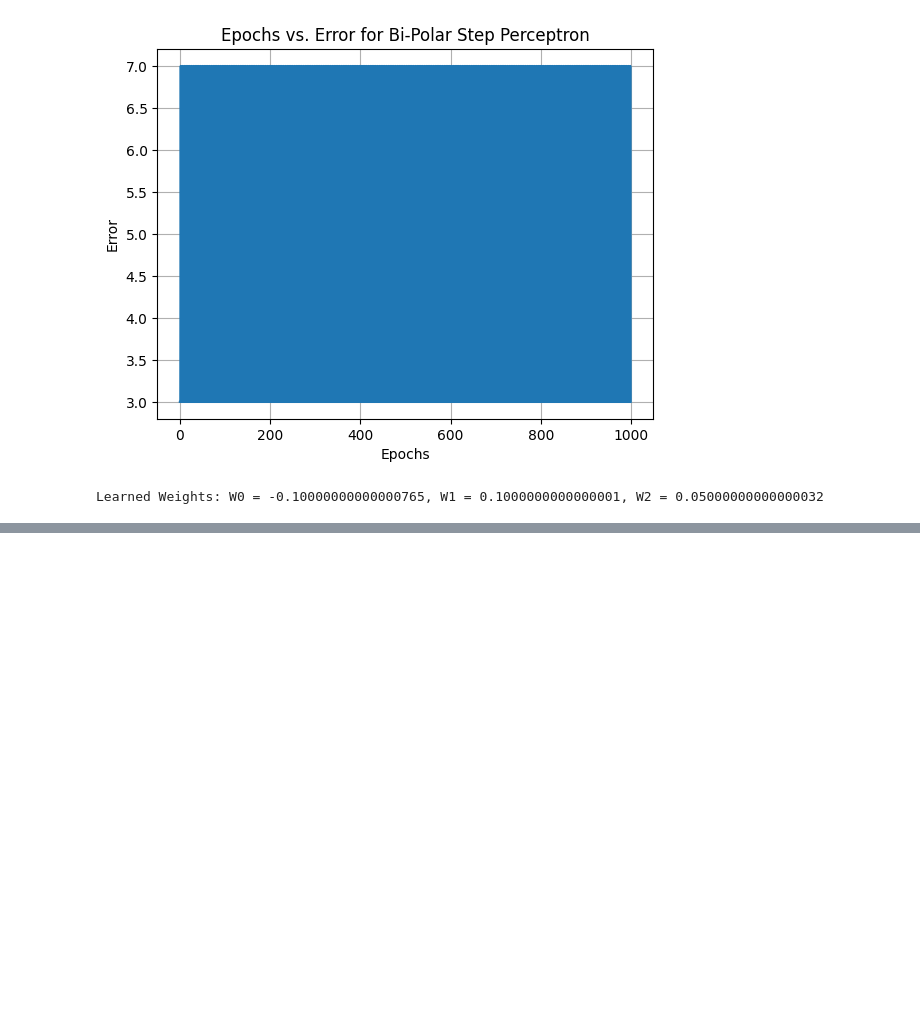
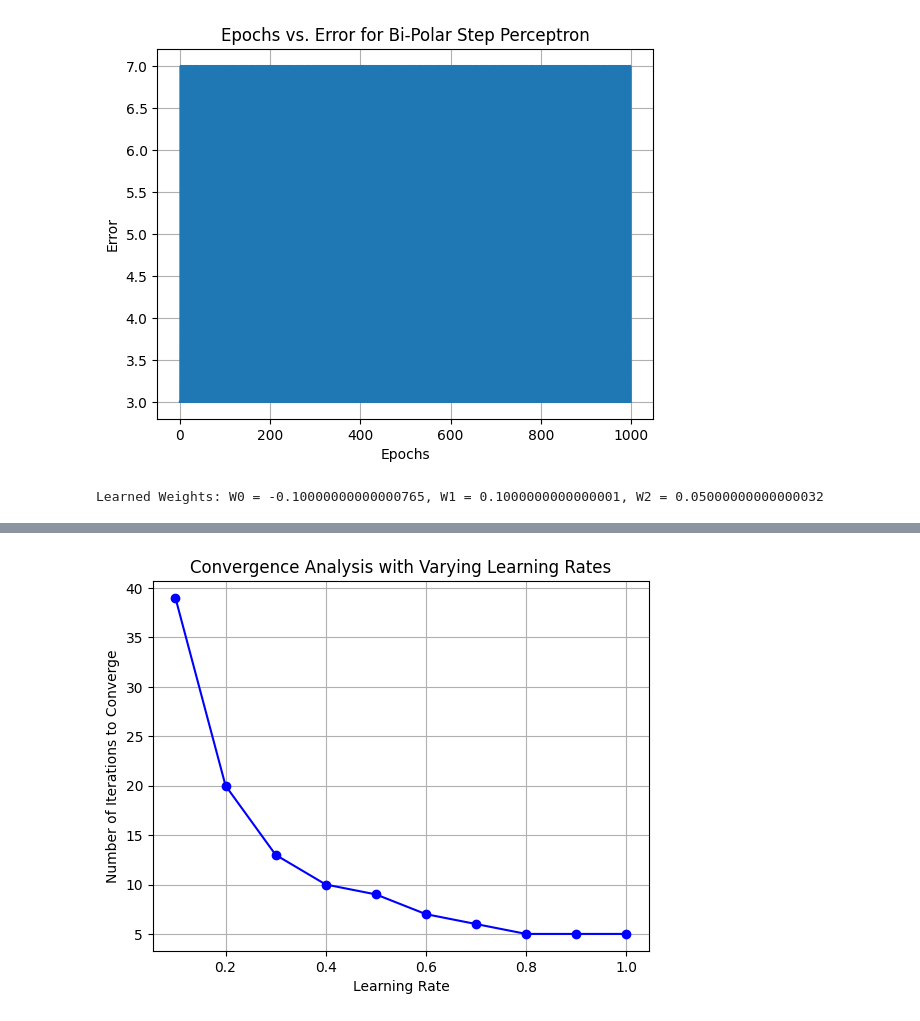
Before and after one commit to gnani43/mlassignment, a Jupyter notebook: lab5.ipynb, the cells around one changed output, grey strips where cells are left out. Cells and saved outputs as stored; diff of their text form; code cells hidden in the pictures; blank space fills up the shorter version.

```diff
--- a/lab5.ipynb
+++ b/lab5.ipynb
@@ -209,0 +403,47 @@ Learned Weights: W0 = -0.10000000000000765, W1 = 0.1000000000000001, W2 = 0.0500
+# %%
+#A3
+def activate(sum):
+    return 1 if sum >= 0 else 0
+
+# Perceptron training function
+def train_perceptron(weights, learning_rate, max_epochs, data):
+    errors = []  # To store error values for each epoch
+    for epoch in range(max_epochs):
+        total_error = 0
+        for i in range(len(data)):
+            x1, x2 = data[i]
+            target = targets[i]
+            # Calculate the weighted sum
+            weighted_sum = weights[0] + weights[1] * x1 + weights[2] * x2
+            # Calculate the error
+            error = target - activate(weighted_sum)
+            total_error += error
+            # Update weights
+            weights[0] += learning_rate * error
+            weights[1] += learning_rate * error * x1
+            weights[2] += learning_rate * error * x2
+        errors.append(total_error)
+        if total_error == 0:
+            break
+    return errors
+
+# Varying learning rates
+learning_rates = [0.1, 0.2, 0.3, 0.4, 0.5, 0.6, 0.7, 0.8, 0.9, 1]
+iteration_counts = []
+
+for lr in learning_rates:
+    # Clone the initial weights to keep them the same for each learning rate
+    weights = [W0, W1, W2]
+    # Train the perceptron and collect errors
+    error_values = train_perceptron(weights, lr, 100, inputs)
+    iteration_counts.append(len(error_values))
+
+# Plot the number of iterations vs. learning rates
+plt.plot(learning_rates, iteration_counts, marker='o', linestyle='-', color='b')
+plt.xlabel('Learning Rate')
+plt.ylabel('Number of Iterations to Converge')
+plt.title('Convergence Analysis with Varying Learning Rates')
+plt.grid(True)
+plt.show()
+# %% [output]
+[figure, added]
```
Also changed, not shown: parts of 8 cells of this notebook.
